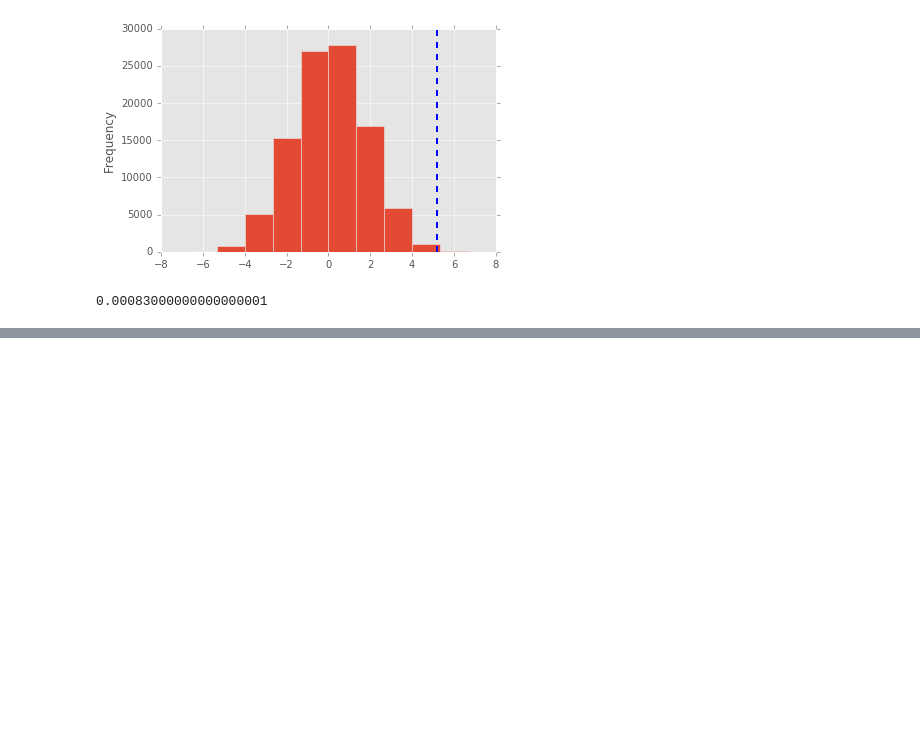
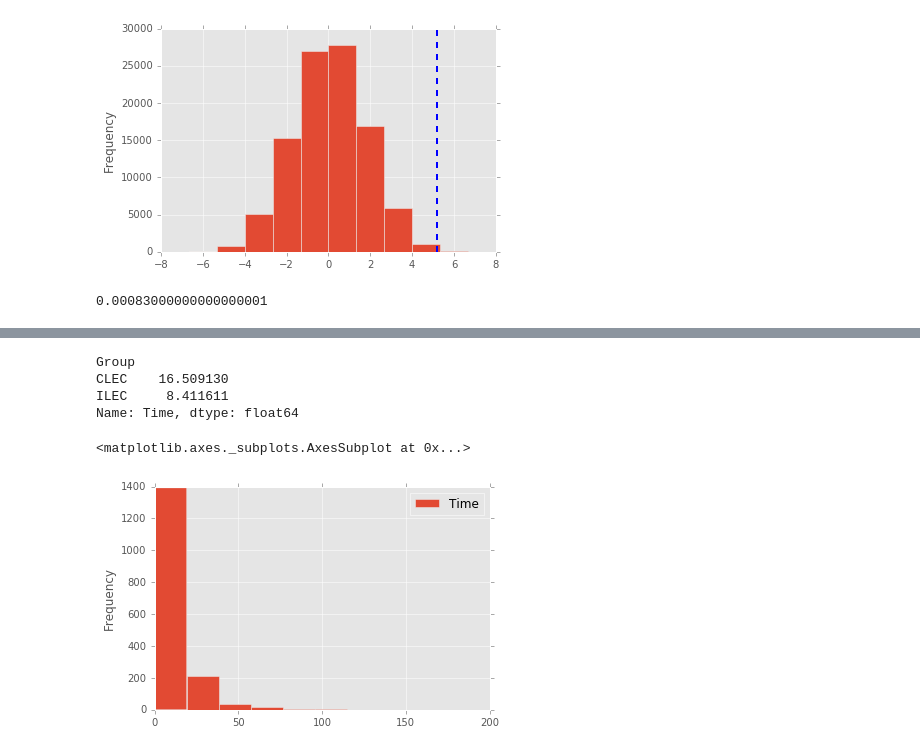
Before and after one commit to sushmit86/Mathematical_statistics, a Jupyter notebook: Chapter3.ipynb, the cells around one changed output, grey strips where cells are left out. Cells and saved outputs as stored; diff of their text form; code cells hidden in the pictures; blank space fills up the shorter version.

```diff
--- a/Chapter3.ipynb
+++ b/Chapter3.ipynb
@@ -124,0 +137,14 @@ df_verizon_data = pd.read_csv('Data/Verizon.csv')
+# %%
+# equivalent of tapply is pivot_table in python
+df_verizon_data.pivot_table( columns= 'Group' , values= 'Time', aggfunc= np.mean)
+# %% [output]
+Group
+CLEC    16.509130
+ILEC     8.411611
+Name: Time, dtype: float64
+# %%
+# Histogram for ILEC
+df_verizon_data[df_verizon_data['Group'] == 'ILEC'].plot.hist()
+# %% [output]
+<matplotlib.axes._subplots.AxesSubplot at 0x...>
+[figure, added]
```
Also changed, not shown: parts of 4 cells of this notebook.
